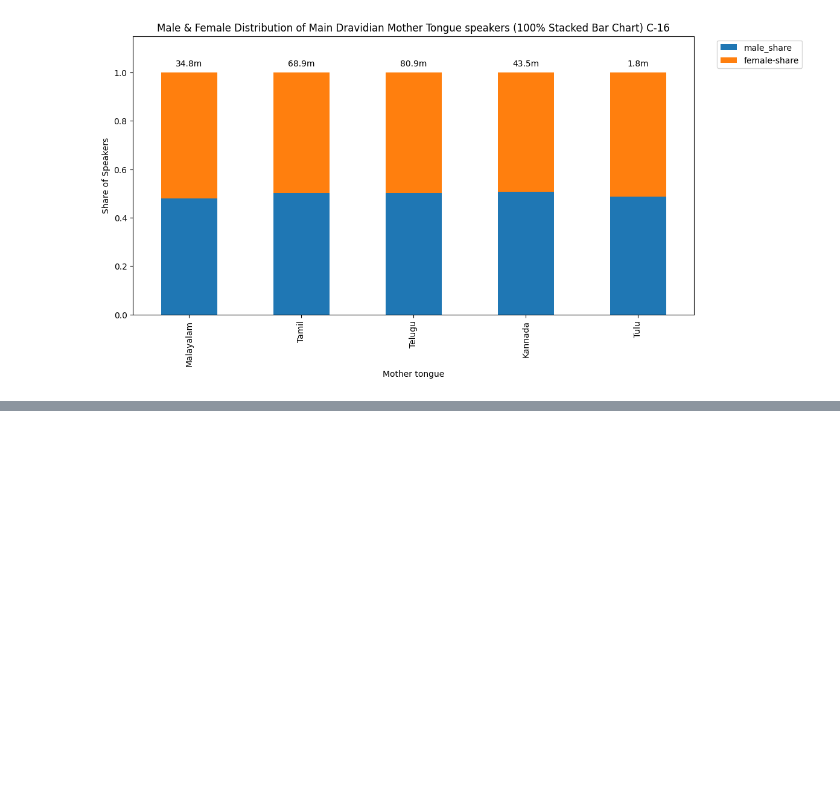
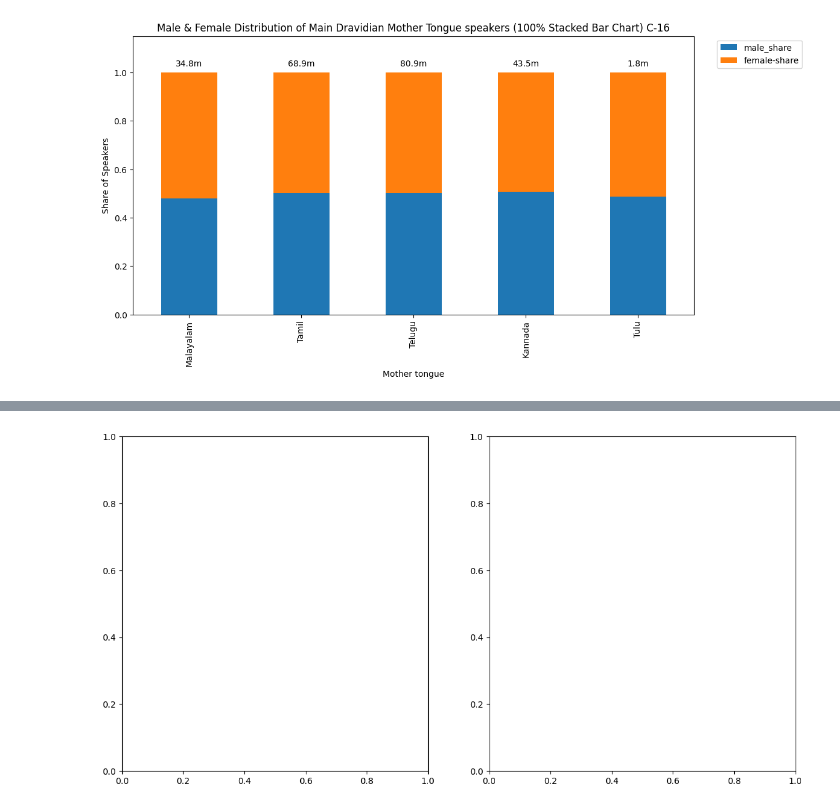
Before and after one commit to squishridyvi/Geographical-Distribution-Mapping-of-Dravidian-Languages-, a Jupyter notebook: Geographical Distribution of Dravidian Languages-Census-C-16.ipynb, the cells around one changed output, grey strips where cells are left out. Saved outputs shown, nothing was run; the diff lists cells and outputs as text; code cells hidden in the pictures; blank space fills up the shorter version.

```diff
--- a/Geographical Distribution of Dravidian Languages-Census-C-16.ipynb
+++ b/Geographical Distribution of Dravidian Languages-Census-C-16.ipynb
@@ -1648,0 +1752,5 @@ for position, population in enumerate(main_rural_urban_df["Total_P"]):
+# %%
+### Wanting to make a Multiples Map of this
+fig, ax = plt.subplots(1, 2, figsize=(14,7))
+# %% [output]
+[figure, added]
```
Also changed, not shown: parts of 4 cells of this notebook.
